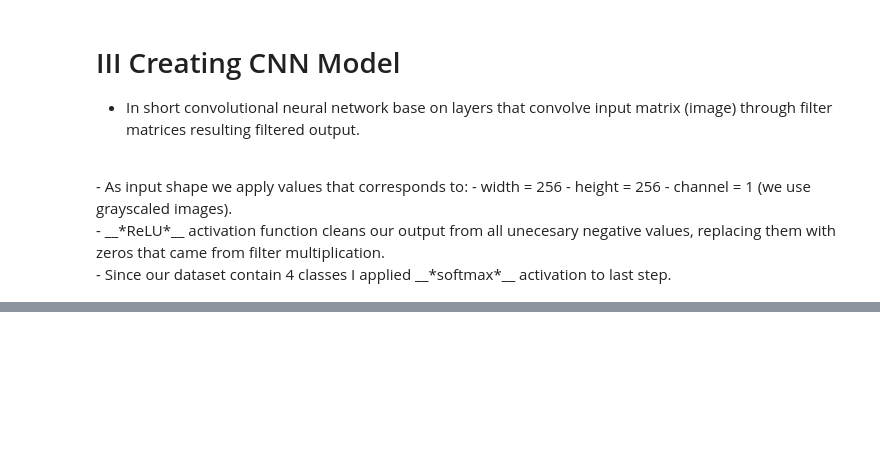
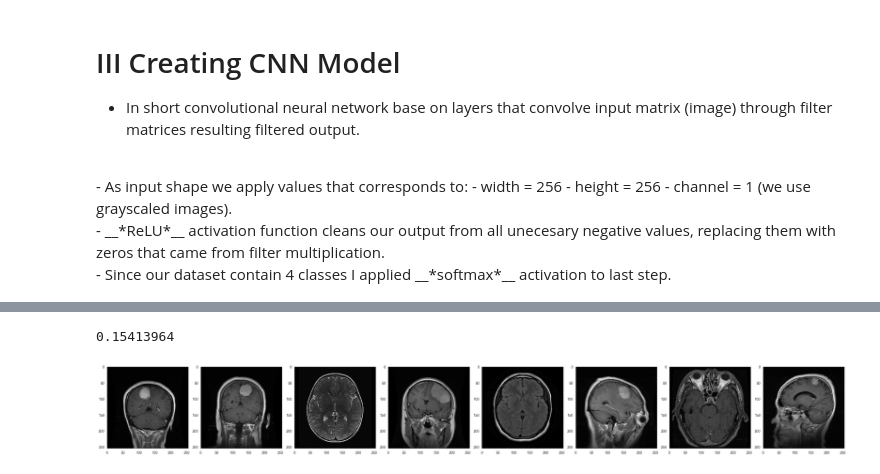
Before and after one commit to gracjan-p/brain-tumors, a Jupyter notebook: brain-tumors-analysis.ipynb, the cells around one changed output, grey strips where cells are left out. Saved outputs shown, nothing was run; the diff lists cells and outputs as text; code cells hidden in the pictures; blank space fills up the shorter version.

```diff
--- a/brain-tumors-analysis.ipynb
+++ b/brain-tumors-analysis.ipynb
@@ -302,0 +366,25 @@ plt.tight_layout()
+# %%
+import matplotlib.pyplot as plt
+
+def plot_images(images, labels=None, title="Images"):
+    batch_size = images.shape[0]
+    plt.figure(figsize=(30, 5))
+
+    for i in range(batch_size):
+        plt.subplot(1, batch_size, i + 1)
+        plt.imshow(images[i].numpy().squeeze(), cmap='grey')  # Use `squeeze` for grayscale images
+        plt.grid(False)
+        # if labels is not None:
+        #     plt.title(class_names[i])
+
+    plt.tight_layout()
+    plt.show()
+
+# Extract a single batch from the scaled dataset
+
+for img_batch, label_batch in data.take(1):
+    print(np.mean(img_batch))
+    plot_images(img_batch, label_batch, title="Rescaled Images")
+# %% [output]
+0.15413964
+[figure, added]
```
Also changed, not shown: parts of 23 cells of this notebook.
